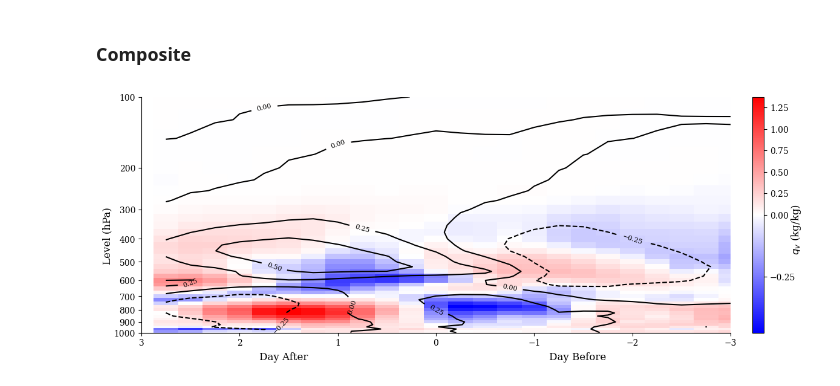
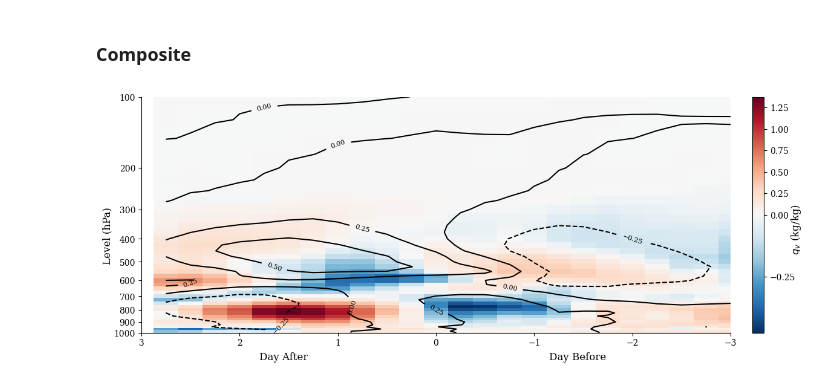
Before and after one commit to JOsephKan/bachelor_thesis, a Jupyter notebook: Sec_02/qv_diff copy.ipynb, the cells around one changed output. Saved outputs shown, nothing was run; the diff lists cells and outputs as text; code cells hidden in the pictures.

```diff
--- a/Sec_02/qv_diff copy.ipynb
+++ b/Sec_02/qv_diff copy.ipynb
@@ -97,32 +97,32 @@ plt.rcParams["font.family"] = "serif"
 fig = plt.figure(figsize=(12, 5))
 pc = plt.pcolormesh(
     np.linspace(-3, 2.75, 24), dims["lev"], data_sel["qv_cntl"] - data_sel["qv_ncrf"], # difference between CNTL and NCRF
-    cmap="bwr", norm = TwoSlopeNorm(vcenter=0)
+    cmap="RdBu_r", norm = TwoSlopeNorm(vcenter=0)
     )
 c1 = plt.contour(
     np.linspace(-3, 2.75, 24), dims["lev"], data_sel["qv_cntl"],
     colors="k",
     levels=np.arange(-1.75, 1.51, 0.25)
     )
 plt.yscale("log")
 plt.xticks(np.linspace(-3, 3, 7))
 plt.yticks(np.linspace(100, 1000, 10), np.linspace(100, 1000, 10, dtype=int))
 plt.xlim(-3, 3)
 plt.ylim(100, 1000)
 plt.text(1.8, 1300, "Day After", fontsize=12)
 plt.text(-1.15, 1300, "Day Before", fontsize=12)
 plt.text(3.4, 500, "Level (hPa)", fontsize=12, rotation=90)
 plt.text(-3.6, 450, r"$q_v$ (kg/kg)", fontsize=12, rotation=90)
 plt.gca().invert_xaxis()
 plt.gca().invert_yaxis()
 plt.colorbar(pc, pad=0.03)
 plt.clabel(c1, inline=True, fontsize=8)
 plt.subplots_adjust(left=0.07, right=1.06, top=0.9, bottom=0.12)
 
 axes = fig.gca()
 axes.spines["top"].set_linewidth(0)
 axes.spines["right"].set_linewidth(0)
 
 plt.savefig("qv_diff.png", dpi=300)
 # %% [output]
-[figure, old version]
+[figure, new version]
```
Also changed, not shown: 5 other files.
